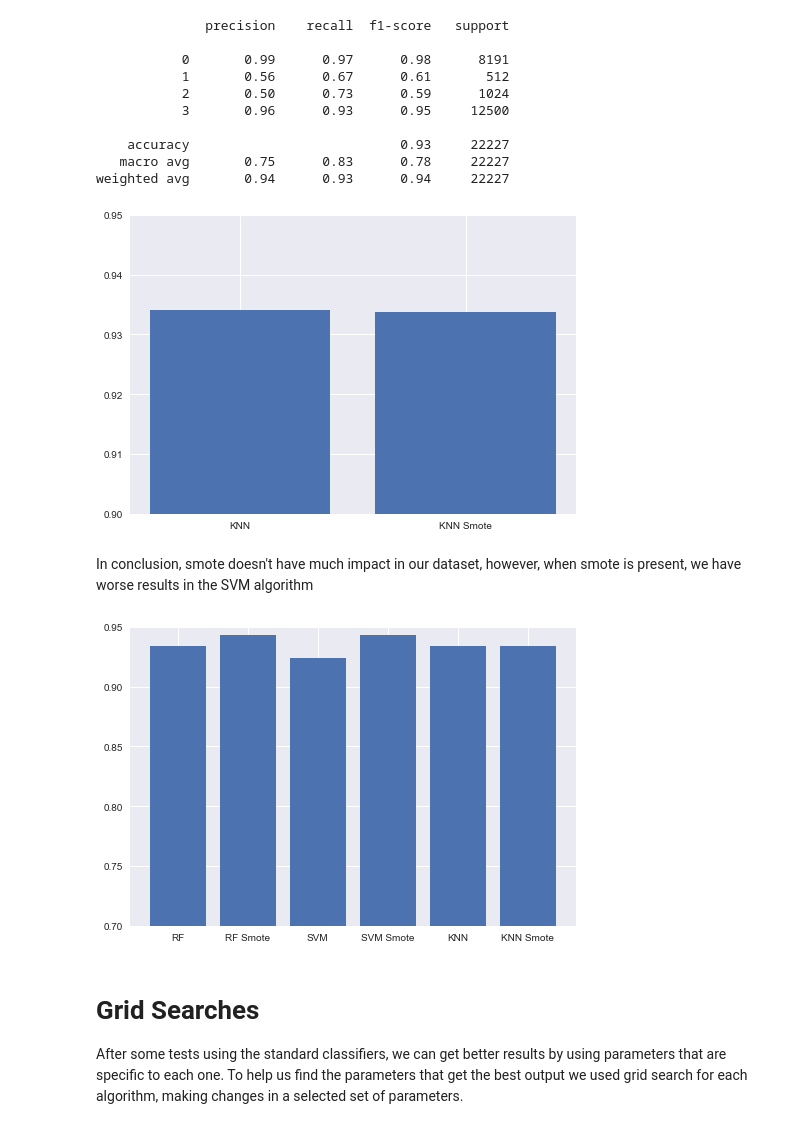
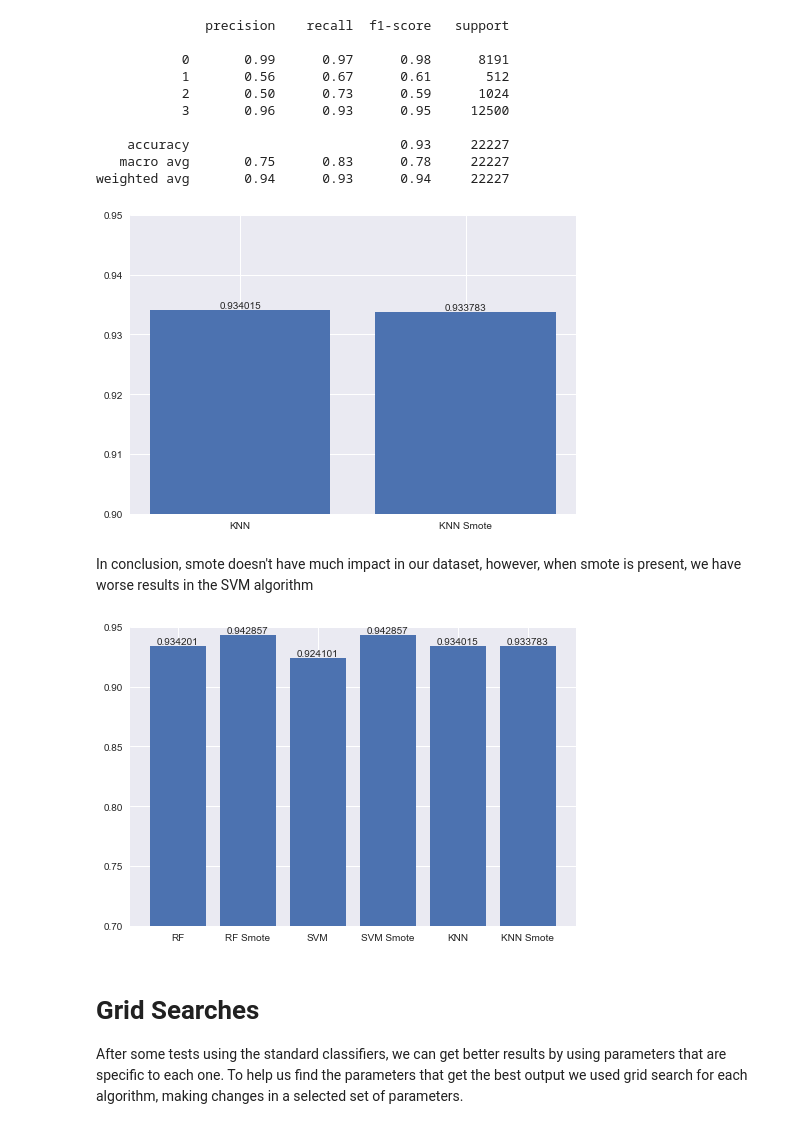
Before and after one commit to Diogogrosario/Artificial-Intelligence, a Jupyter notebook: covid-symptoms.ipynb, the cells around one changed output. Cells and saved outputs as stored; diff of their text form; code cells hidden in the pictures.

```diff
--- a/covid-symptoms.ipynb
+++ b/covid-symptoms.ipynb
@@ -494,23 +496,25 @@ results_KNN_NoSmote = KNN(inputs, labels, smote=False)
    macro avg       0.75      0.83      0.78     22227
 weighted avg       0.94      0.93      0.94     22227
 # %%
-plt.bar(
+bar_info = plt.bar(
     ['KNN', 'KNN Smote'],
     [results_KNN_NoSmote, results_KNN]
 )
-plt.ylim(.9, .95);
+plt.ylim(.9, .95)
+plt.bar_label(bar_info);
 # %% [output]
-[figure, old version]
+[figure, new version]
 # %% [markdown]
 In conclusion, smote doesn't have much impact in our dataset, however, when smote is present, we have worse results in the SVM algorithm
 # %%
-plt.bar(
+bar_info = plt.bar(
     ['RF', 'RF Smote', 'SVM', 'SVM Smote', 'KNN', 'KNN Smote'],
     [results_RF_NoSmote, results_RF, results_SVM_NoSmote, results_SVM, results_KNN_NoSmote, results_KNN]
 )
-plt.ylim(.7, .95);
+plt.ylim(.7, .95)
+plt.bar_label(bar_info);
 # %% [output]
-[figure, old version]
+[figure, new version]
 # %% [markdown]
 # Grid Searches
 
```
Also changed, not shown: parts of 2 cells of this notebook.
